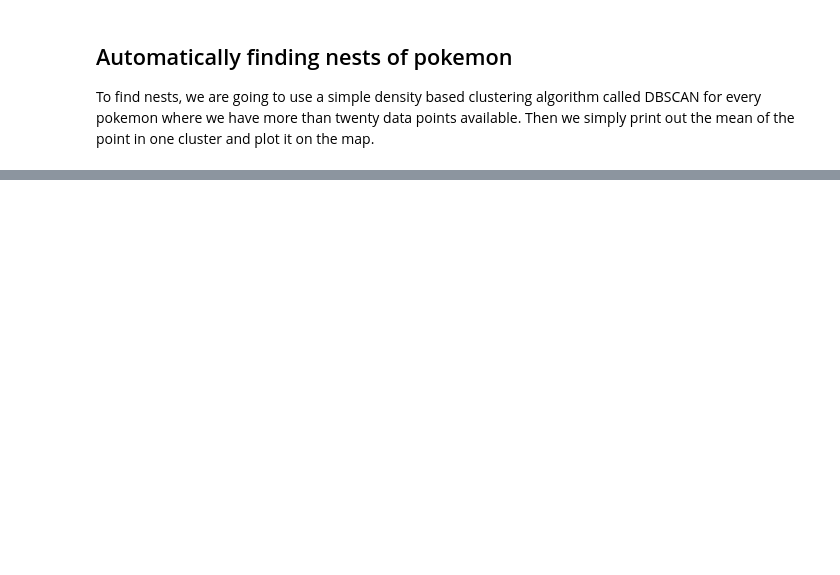
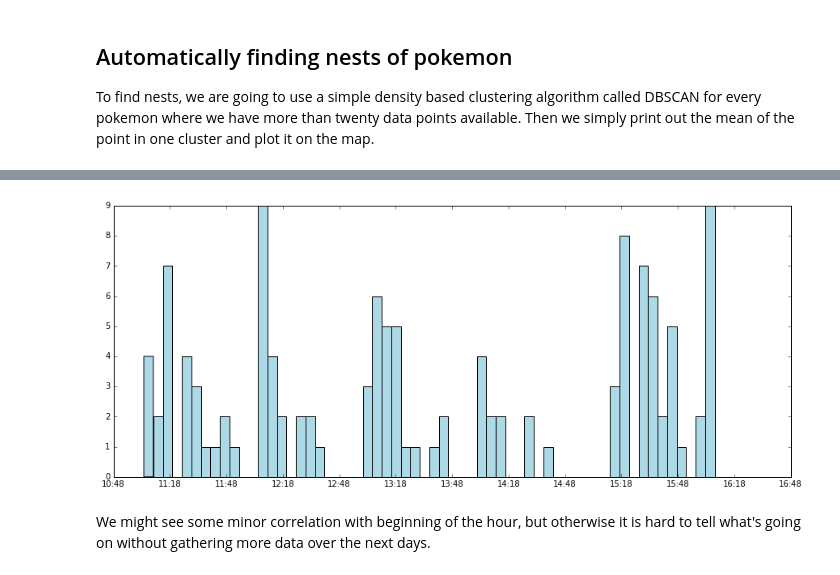
Before and after one commit to thomasjungblut/pokemining, a Jupyter notebook: PokeMining.ipynb, the cells around one changed output, grey strips where cells are left out. Saved outputs shown, nothing was run; the diff lists cells and outputs as text; code cells hidden in the pictures; blank space fills up the shorter version.

Commit message:
more data, clusters and time analysis

```diff
--- a/PokeMining.ipynb
+++ b/PokeMining.ipynb
@@ -225,0 +230,25 @@ Go and checkout the other cluster outputs in the img folder!
+# %%
+%matplotlib inline
+
+import matplotlib.pyplot as plt
+import matplotlib.dates as mdates
+import datetime
+
+delta = datetime.timedelta(minutes=15)
+vpx = df[df['pokemon_id'] == 37]['expiration_time'].apply(lambda x: x - delta).tolist()
+
+# get the number of bins, by taking the number of 5 minute buckets we have in the data
+bins = int((max(vpx)-min(vpx)).total_seconds() / (5 * 60))
+
+mpl_data = mdates.date2num(vpx)
+
+figsize(15, 6)
+fig, ax = plt.subplots(1,1)
+ax.hist(mpl_data, bins=bins, color='lightblue')
+ax.xaxis.set_major_locator(mdates.MinuteLocator(interval=30))
+ax.xaxis.set_major_formatter(mdates.DateFormatter("%H:%M"))
+plt.show()
+# %% [output]
+[figure, added]
+# %% [markdown]
+We might see some minor correlation with beginning of the hour, but otherwise it is hard to tell what's going on without gathering more data over the next days.
```
Also changed, not shown: parts of 7 cells of this notebook, 51 other files.
